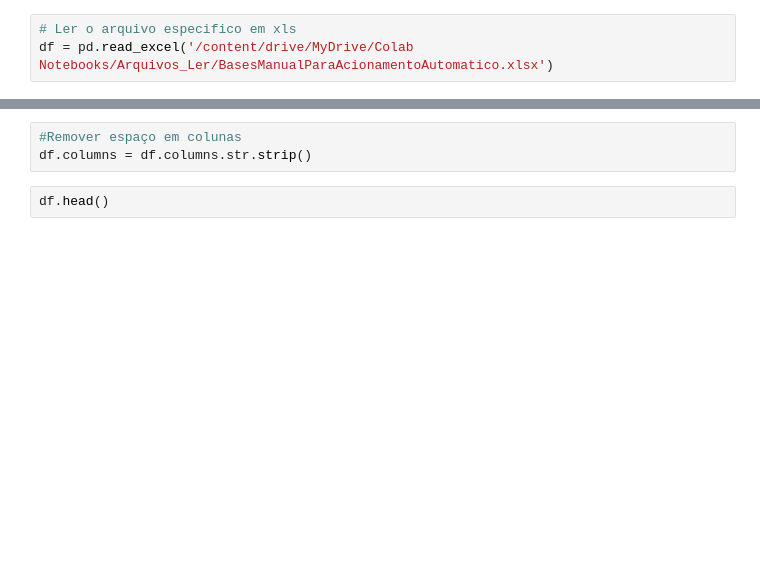
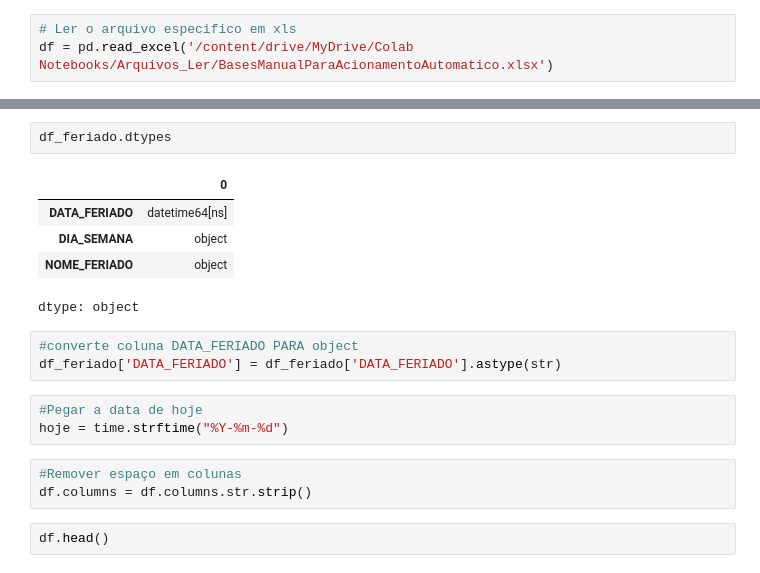
Before and after one commit to WILLIANSCASACOLA/Meus-Codigos, a Jupyter notebook: Lendo_das_e_tratando.ipynb, the cells around one changed output, grey strips where cells are left out. Cells and saved outputs as stored; diff of their text form; blank space fills up the shorter version.

```diff
--- a/Lendo_das_e_tratando.ipynb
+++ b/Lendo_das_e_tratando.ipynb
@@ -10,3 +22,17 @@ df = pd.read_excel('/content/drive/MyDrive/Colab Notebooks/Arquivos_Ler/BasesMan
+# %%
+df_feriado.dtypes
+# %% [output]
+|  | 0 |
+| DATA_FERIADO | datetime64[ns] |
+| DIA_SEMANA | object |
+| NOME_FERIADO | object |
+dtype: object
+# %%
+#converte coluna DATA_FERIADO PARA object
+df_feriado['DATA_FERIADO'] = df_feriado['DATA_FERIADO'].astype(str)
+# %%
+#Pegar a data de hoje
+hoje = time.strftime("%Y-%m-%d")
 # %%
 #Remover espaço em colunas
 df.columns = df.columns.str.strip()
```
Also changed, not shown: parts of 13 cells of this notebook.
